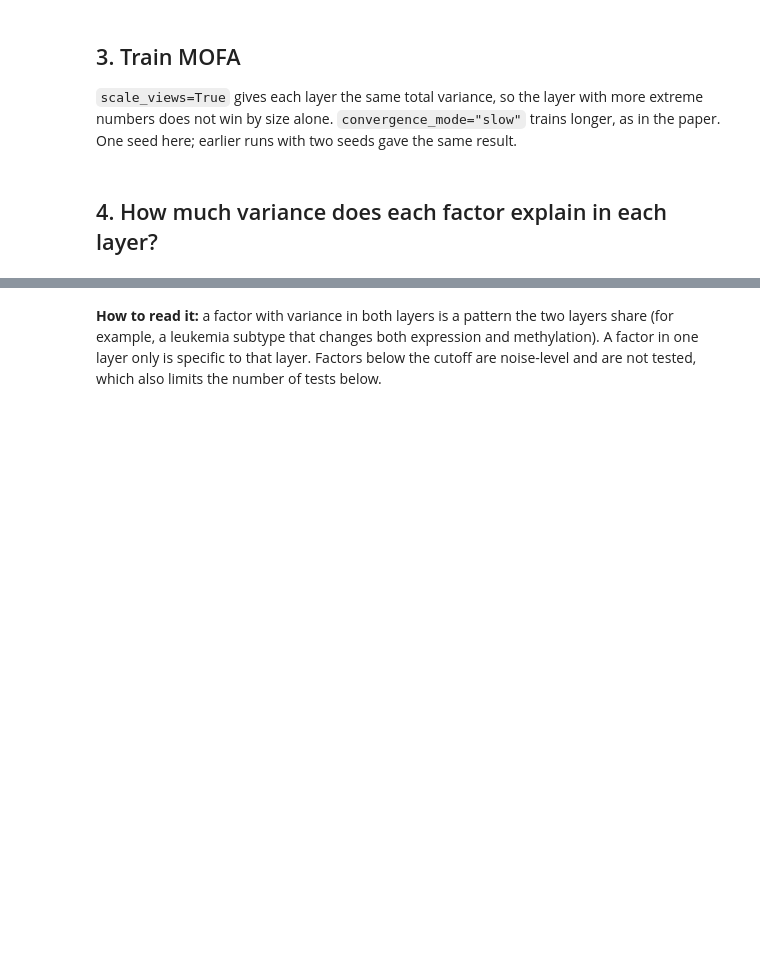
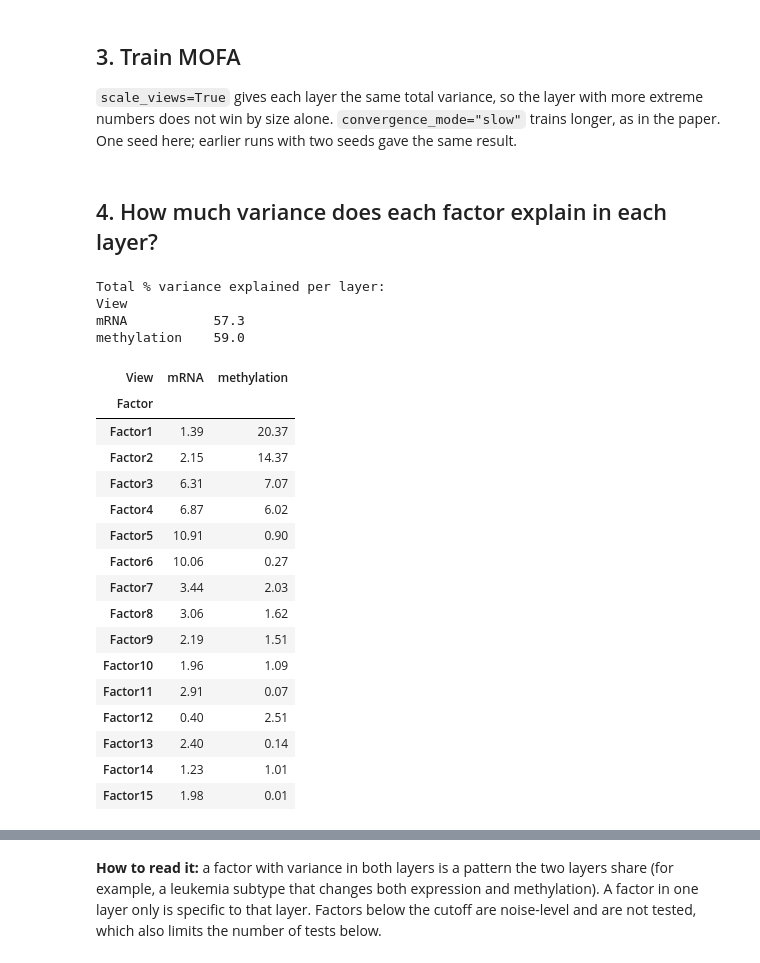
Before and after one commit to MohamedEhabElessawy/laml-multiomics, a Jupyter notebook: notebooks/02_mofa.ipynb, the cells around one changed output, grey strips where cells are left out. Drawn from its saved outputs; the diff is of its cells as text; code cells hidden in the pictures; blank space fills up the shorter version.

```diff
--- a/notebooks/02_mofa.ipynb
+++ b/notebooks/02_mofa.ipynb
@@ -100,14 +105,36 @@ if RETRAIN or not os.path.exists(model_file):
 # %% [markdown]
 ## 4. How much variance does each factor explain in each layer?
 # %%
-model = mofax.mofa_model(model_file)
+model = mofax.mofa_model(OUT + "mofa_model.hdf5")
 r2 = model.get_r2()                                    # % variance: Factor, View, R2
 r2_table = r2.pivot_table(index="Factor", columns="View", values="R2")
 r2_table = r2_table.loc[sorted(r2_table.index, key=lambda f: int(f.replace("Factor", "")))]
 
 print("Total % variance explained per layer:")
 print(r2_table.sum().round(1).to_string())
 r2_table.round(2)
+# %% [output]
+Total % variance explained per layer:
+View
+mRNA           57.3
+methylation    59.0
+| View | mRNA | methylation |
+| Factor |  |  |
+| Factor1 | 1.39 | 20.37 |
+| Factor2 | 2.15 | 14.37 |
+| Factor3 | 6.31 | 7.07 |
+| Factor4 | 6.87 | 6.02 |
+| Factor5 | 10.91 | 0.90 |
+| Factor6 | 10.06 | 0.27 |
+| Factor7 | 3.44 | 2.03 |
+| Factor8 | 3.06 | 1.62 |
+| Factor9 | 2.19 | 1.51 |
+| Factor10 | 1.96 | 1.09 |
+| Factor11 | 2.91 | 0.07 |
+| Factor12 | 0.40 | 2.51 |
+| Factor13 | 2.40 | 0.14 |
+| Factor14 | 1.23 | 1.01 |
+| Factor15 | 1.98 | 0.01 |
 # %%
 keep = [f for f in r2_table.index if r2_table.loc[f].max() >= MIN_R2]
 print(f"{len(keep)} factors explain >= {MIN_R2}% of at least one layer: {keep}")
```
Also changed, not shown: parts of 12 cells of this notebook.
